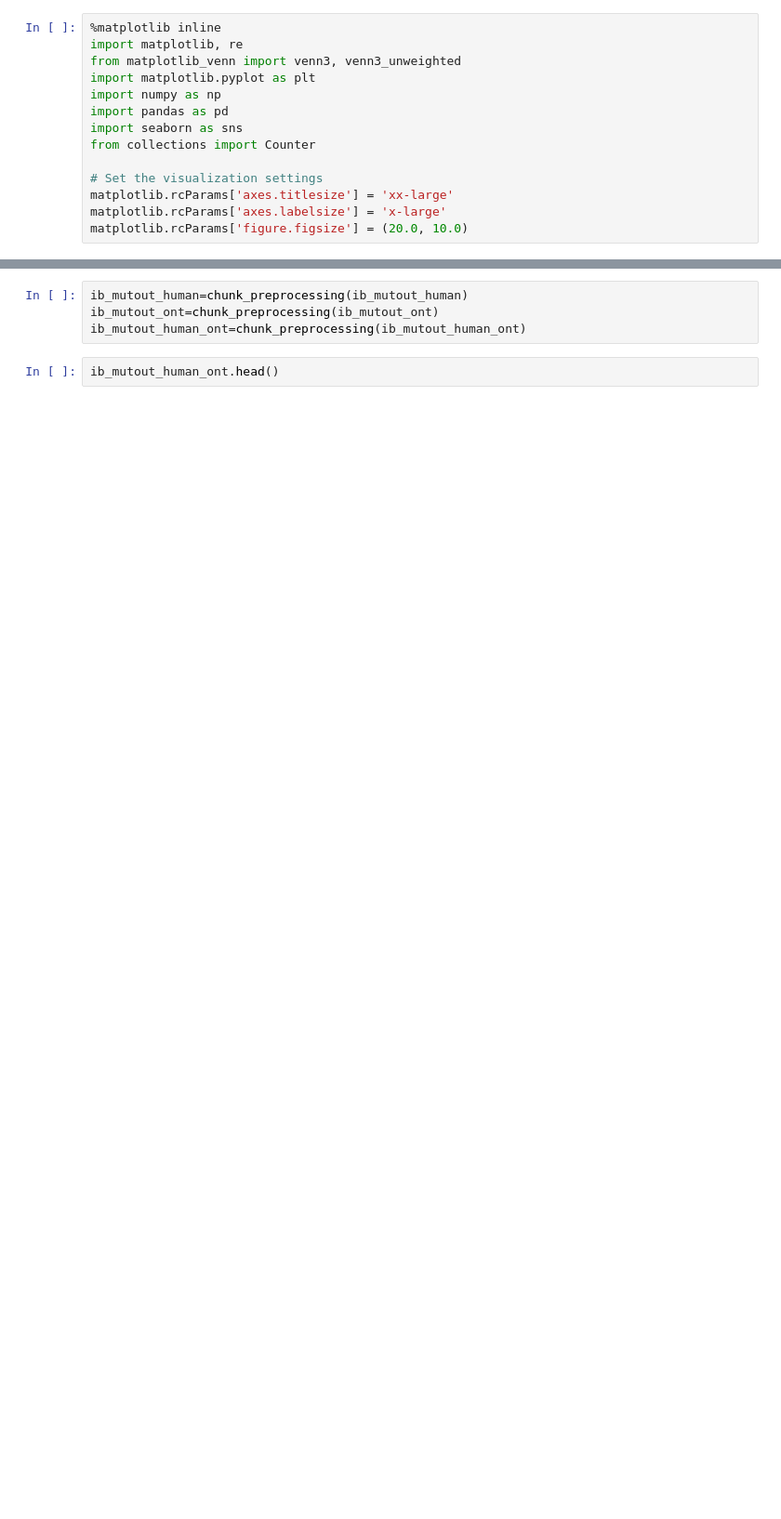
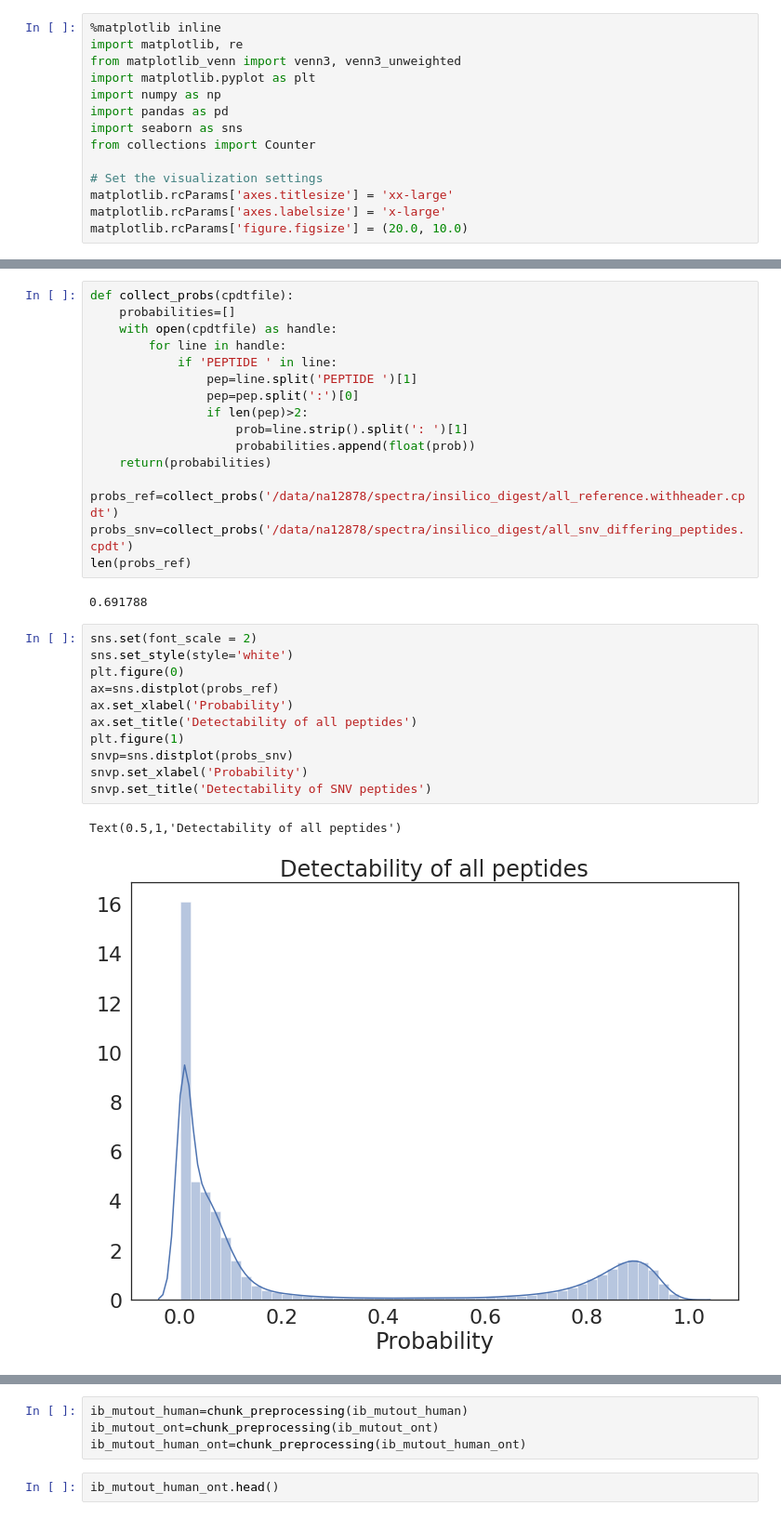
Before and after one commit to cmbi/NA12878-saav-detection, a Jupyter notebook: spectral_search_output_analysis/notebooks/ionbot_analysis.ipynb, the cells around one changed output, grey strips where cells are left out. Shown at 93% size. Drawn from its saved outputs; the diff is of its cells as text; blank space fills up the shorter version.

```diff
--- a/spectral_search_output_analysis/notebooks/ionbot_analysis.ipynb
+++ b/spectral_search_output_analysis/notebooks/ionbot_analysis.ipynb
@@ -14,0 +54,32 @@ matplotlib.rcParams['figure.figsize'] = (20.0, 10.0)
+# %%
+def collect_probs(cpdtfile):
+    probabilities=[]
+    with open(cpdtfile) as handle:
+        for line in handle:
+            if 'PEPTIDE ' in line:
+                pep=line.split('PEPTIDE ')[1]
+                pep=pep.split(':')[0]
+                if len(pep)>2:
+                    prob=line.strip().split(': ')[1]
+                    probabilities.append(float(prob))
+    return(probabilities)
+
+probs_ref=collect_probs('/data/na12878/spectra/insilico_digest/all_reference.withheader.cpdt')
+probs_snv=collect_probs('/data/na12878/spectra/insilico_digest/all_snv_differing_peptides.cpdt')
+len(probs_ref)
+# %% [output]
+0.691788
+# %%
+sns.set(font_scale = 2)
+sns.set_style(style='white')
+plt.figure(0)
+ax=sns.distplot(probs_ref)
+ax.set_xlabel('Probability')
+ax.set_title('Detectability of all peptides')
+plt.figure(1)
+snvp=sns.distplot(probs_snv)
+snvp.set_xlabel('Probability')
+snvp.set_title('Detectability of SNV peptides')
+# %% [output]
+Text(0.5,1,'Detectability of all peptides')
+[figure, added]
```
Also changed, not shown: parts of 27 cells of this notebook.
